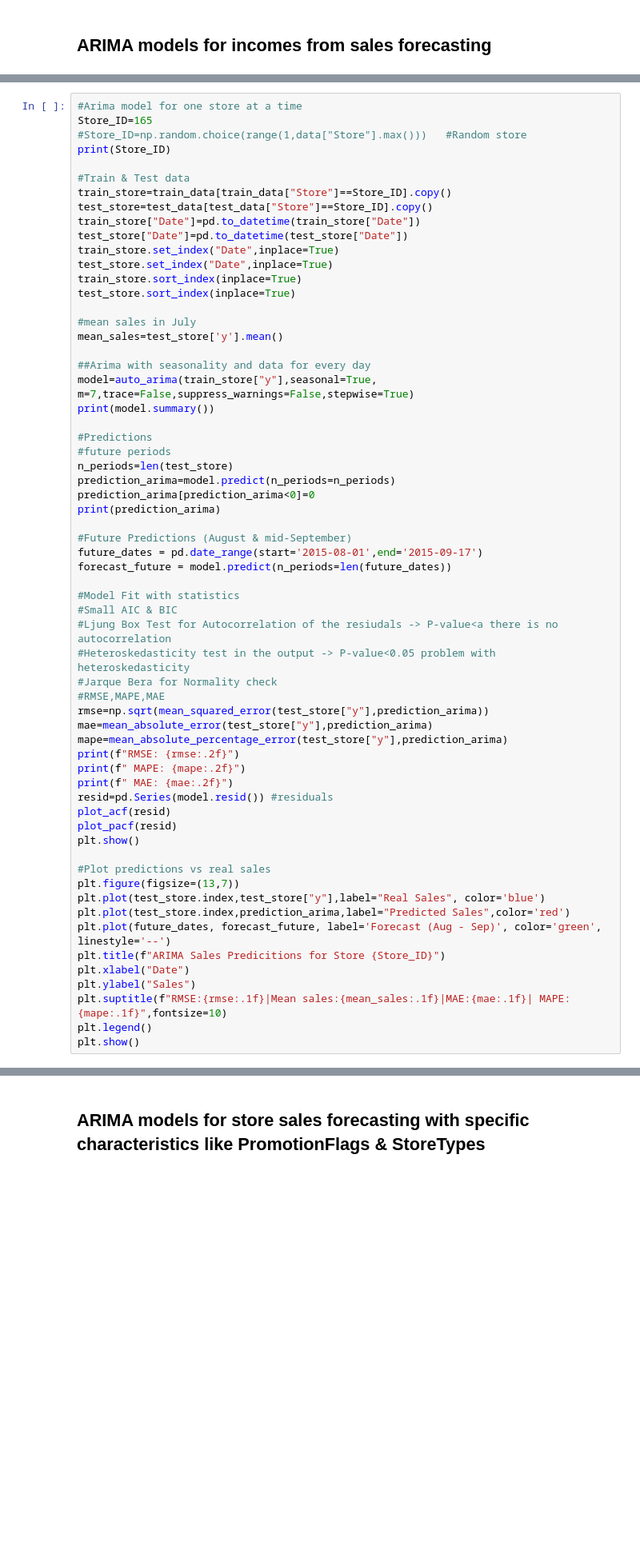
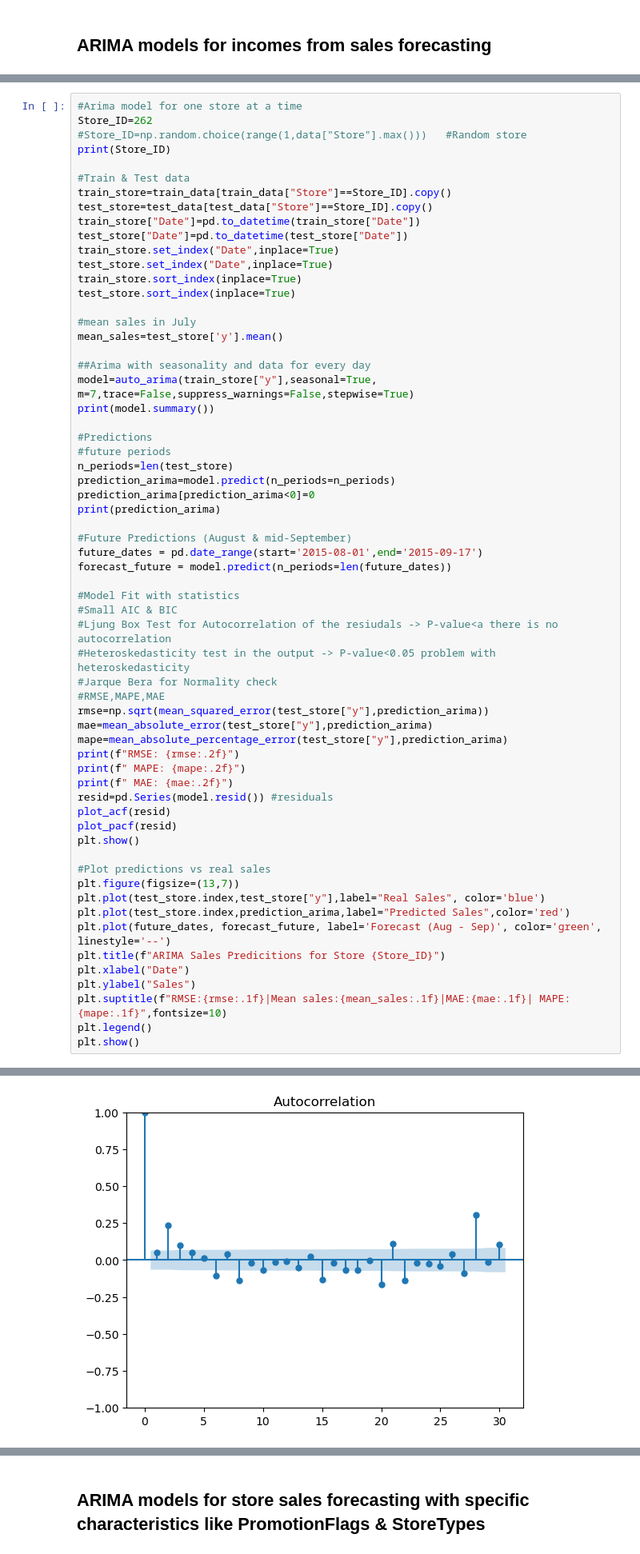
Before and after one commit to GeorgeStampolidiss/Projects, a Jupyter notebook: Project1_GStampolidis.ipynb, the cells around one changed output, grey strips where cells are left out. Shown at 80% size. Drawn from its saved outputs; the diff is of its cells as text; blank space fills up the shorter version.

```diff
--- a/Project1_GStampolidis.ipynb
+++ b/Project1_GStampolidis.ipynb
@@ -1278,6 +1292,6 @@ print(mean_sales)
 # %%
 #Arima model for one store at a time
-Store_ID=165
+Store_ID=262
 #Store_ID=np.random.choice(range(1,data["Store"].max()))   #Random store
 print(Store_ID)
 
@@ -1337,3 +1351,4 @@ plt.ylabel("Sales")
 plt.suptitle(f"RMSE:{rmse:.1f}|Mean sales:{mean_sales:.1f}|MAE:{mae:.1f}| MAPE:{mape:.1f}",fontsize=10)
 plt.legend()
 plt.show()
+# %% [output]
@@ -1339,0 +1372 @@ plt.show()
+[figure, added]
```
Also changed, not shown: parts of 18 cells of this notebook.
